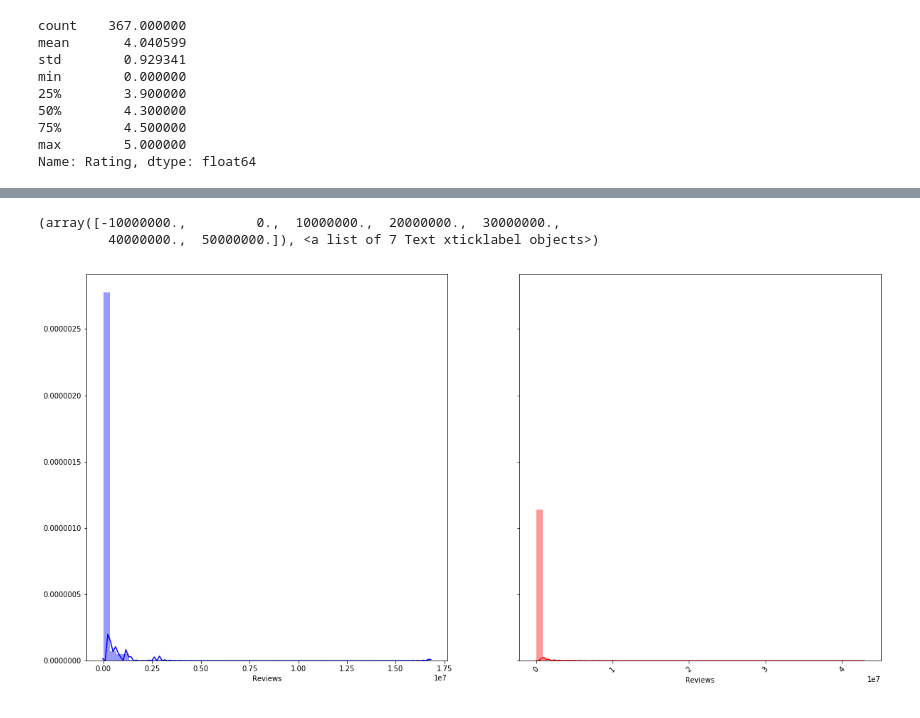
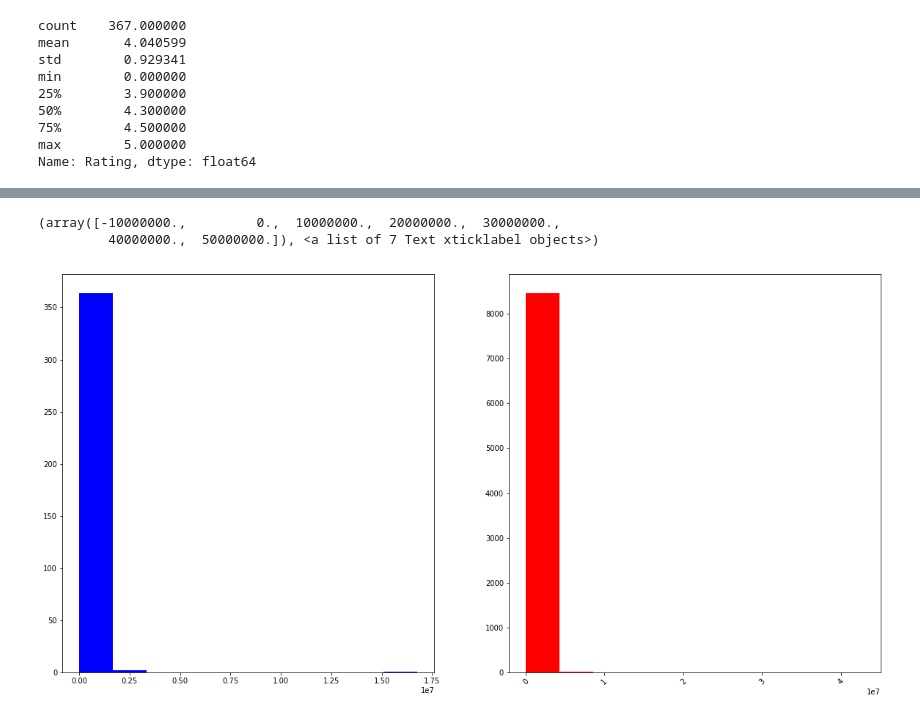
Before and after one commit to romer1979/Google_Play_store, a Jupyter notebook: capestone_project_I.ipynb, the cells around one changed output, grey strips where cells are left out. Drawn from its saved outputs; the diff is of its cells as text; code cells hidden in the pictures.

```diff
--- a/capestone_project_I.ipynb
+++ b/capestone_project_I.ipynb
@@ -416,12 +446,12 @@ plt.xticks(rotation=45)
 # %%
-fig, ax =plt.subplots(1, 2, figsize=(20,10), sharey=True)
-sns.distplot(free_app_name["Reviews"], color= 'blue', ax=ax[0])
-sns.distplot(no_free_app_name["Reviews"], color= 'red', ax=ax[1])
+fig, axs =plt.subplots(1, 2, figsize=(20,10), sharey=False)
+axs[0].hist(free_app_name["Reviews"], color='blue')
+axs[1].hist(no_free_app_name["Reviews"], color='red')
 plt.xticks(rotation=45)
 # %% [output]
 (array([-10000000.,         0.,  10000000.,  20000000.,  30000000.,
          40000000.,  50000000.]), <a list of 7 Text xticklabel objects>)
-[figure, old version]
+[figure, new version]
 # %%
 free_app_name["Reviews"].describe()
 # %% [output]
```
Also changed, not shown: parts of 57 cells of this notebook.
